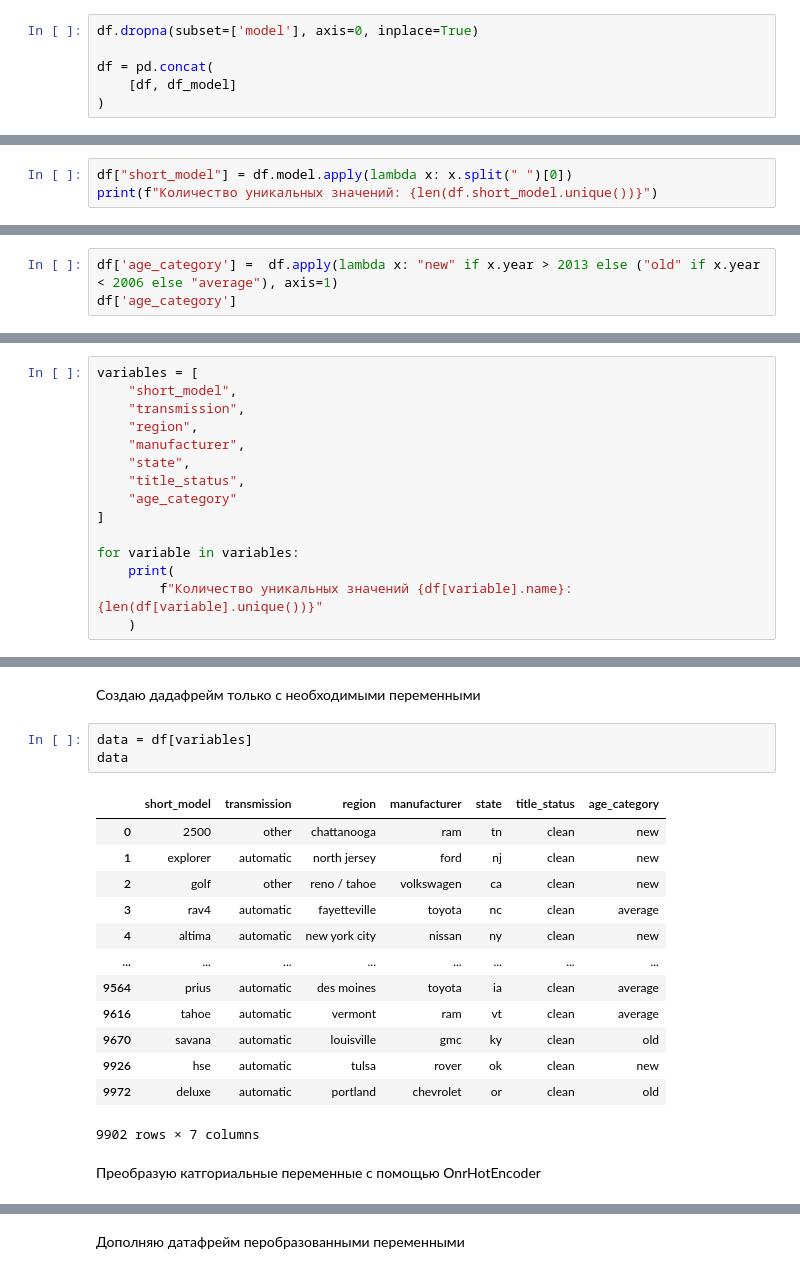
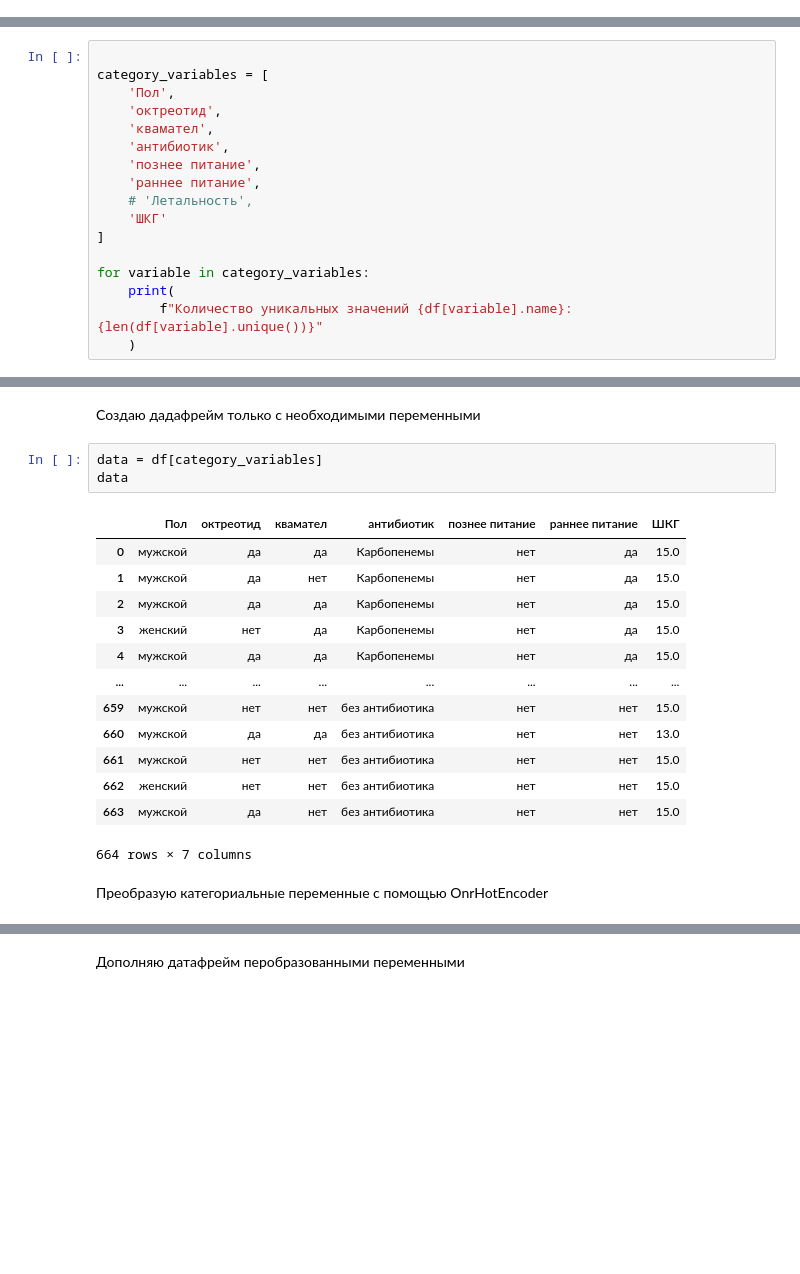
Before and after one commit to IgorKolotushkin/DS_homework, a Jupyter notebook: science/science.ipynb, the cells around one changed output, grey strips where cells are left out. Saved outputs shown, nothing was run; the diff lists cells and outputs as text; blank space fills up the shorter version.

Commit message:
all models

```diff
--- a/science/science.ipynb
+++ b/science/science.ipynb
@@ -415,6 +215,0 @@ See the caveats in the documentation: https://pandas.pydata.org/pandas-docs/stab
-# %%
-df.dropna(subset=['model'], axis=0, inplace=True)
-
-df = pd.concat(
-    [df, df_model]
-)
@@ -461,3 +217,0 @@ len(df.model.unique())
-# %%
-df["short_model"] = df.model.apply(lambda x: x.split(" ")[0])
-print(f"Количество уникальных значений: {len(df.short_model.unique())}")
@@ -468,3 +217,0 @@ print(f"Количество уникальных значений: {len(df.shor
-# %%
-df['age_category'] =  df.apply(lambda x: "new" if x.year > 2013 else ("old" if x.year < 2006 else "average"), axis=1)
-df['age_category']
@@ -486,15 +225,17 @@ Name: age_category, Length: 9902, dtype: object
 # %%
-variables = [
-    "short_model",
-    "transmission",
-    "region",
-    "manufacturer",
-    "state",
-    "title_status",
-    "age_category"
+
+category_variables = [
+    'Пол',
+    'октреотид',
+    'квамател',
+    'антибиотик',
+    'познее питание',
+    'раннее питание',
+    # 'Летальность',
+    'ШКГ'
 ]
 
-for variable in variables:
+for variable in category_variables:
     print(
         f"Количество уникальных значений {df[variable].name}: {len(df[variable].unique())}"
     )
@@ -509,23 +250,23 @@ for variable in variables:
 # %% [markdown]
 Создаю дадафрейм только с необходимыми переменными
 # %%
-data = df[variables]
+data = df[category_variables]
 data
 # %% [output]
-|  | short_model | transmission | region | manufacturer | state | title_status | age_category |
-| 0 | 2500 | other | chattanooga | ram | tn | clean | new |
-| 1 | explorer | automatic | north jersey | ford | nj | clean | new |
-| 2 | golf | other | reno / tahoe | volkswagen | ca | clean | new |
-| 3 | rav4 | automatic | fayetteville | toyota | nc | clean | average |
-| 4 | altima | automatic | new york city | nissan | ny | clean | new |
+|  | Пол | октреотид | квамател | антибиотик | познее питание | раннее питание | ШКГ |
+| 0 | мужской | да | да | Карбопенемы | нет | да | 15.0 |
+| 1 | мужской | да | нет | Карбопенемы | нет | да | 15.0 |
+| 2 | мужской | да | да | Карбопенемы | нет | да | 15.0 |
+| 3 | женский | нет | да | Карбопенемы | нет | да | 15.0 |
+| 4 | мужской | да | да | Карбопенемы | нет | да | 15.0 |
 | ... | ... | ... | ... | ... | ... | ... | ... |
-| 9564 | prius | automatic | des moines | toyota | ia | clean | average |
-| 9616 | tahoe | automatic | vermont | ram | vt | clean | average |
-| 9670 | savana | automatic | louisville | gmc | ky | clean | old |
-| 9926 | hse | automatic | tulsa | rover | ok | clean | new |
-| 9972 | deluxe | automatic | portland | chevrolet | or | clean | old |
+| 659 | мужской | нет | нет | без антибиотика | нет | нет | 15.0 |
+| 660 | мужской | да | да | без антибиотика | нет | нет | 13.0 |
+| 661 | мужской | нет | нет | без антибиотика | нет | нет | 15.0 |
+| 662 | женский | нет | нет | без антибиотика | нет | нет | 15.0 |
+| 663 | мужской | да | нет | без антибиотика | нет | нет | 15.0 |
-9902 rows × 7 columns
+664 rows × 7 columns
 # %% [markdown]
-Преобразую катгориальные переменные с помощью OnrHotEncoder
+Преобразую категориальные переменные с помощью OnrHotEncoder
 # %%
 ohe = OneHotEncoder(sparse_output=False)
```
Also changed, not shown: parts of 98 cells of this notebook, 4 other files.
